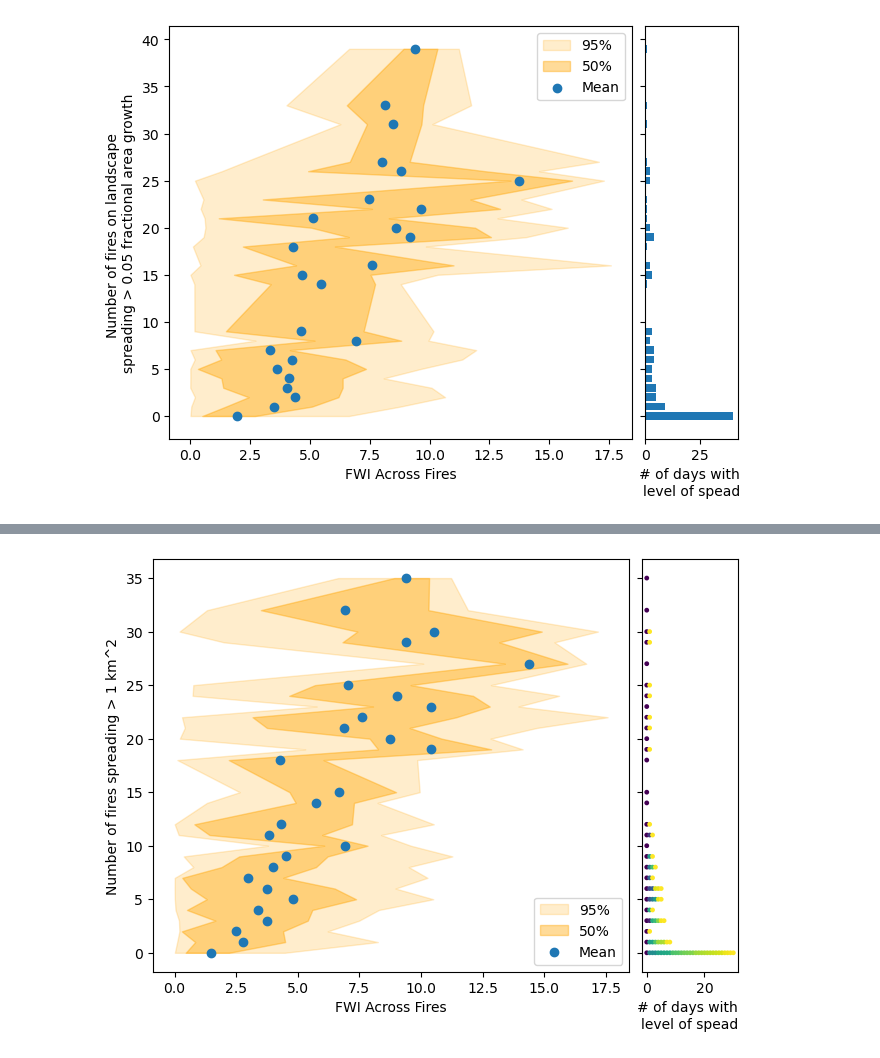
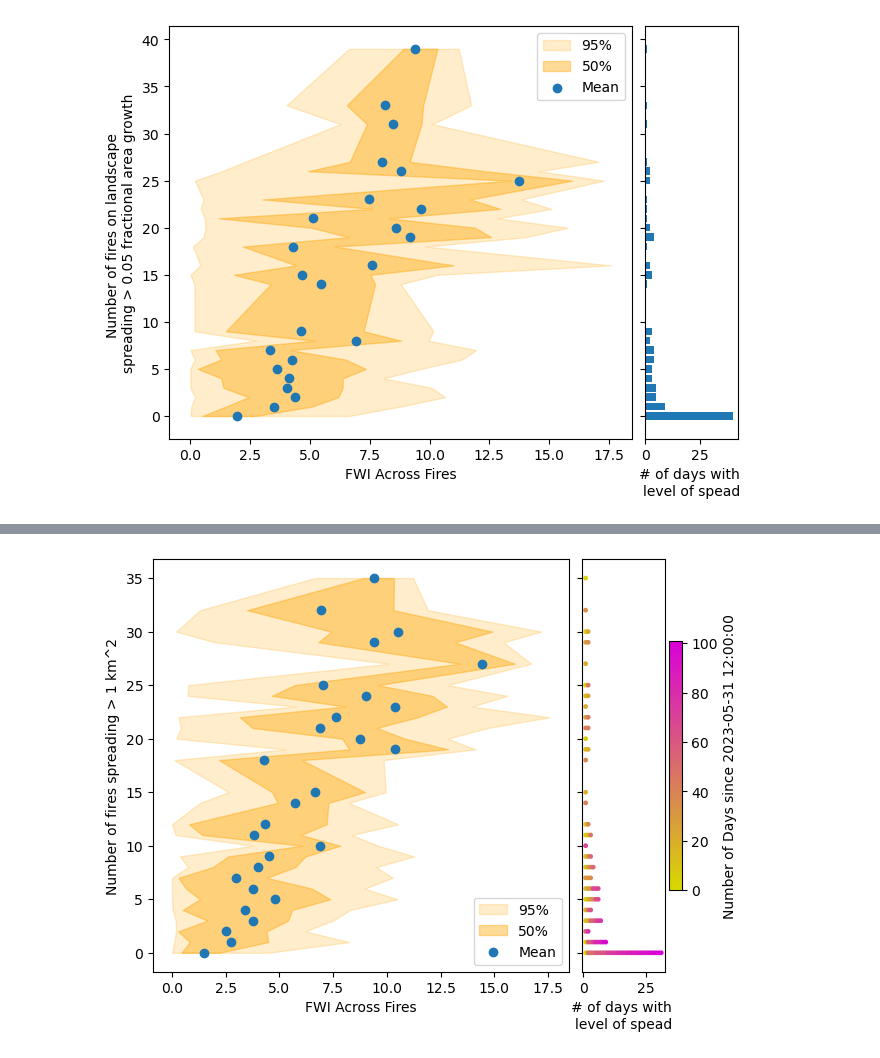
Before and after one commit to mccabete/fwiVis, a Jupyter notebook: notebooks/ciffc_ignitions.ipynb, the cells around one changed output, grey strips where cells are left out. Saved outputs shown, nothing was run; the diff lists cells and outputs as text; code cells hidden in the pictures.

Commit message:
Slightly cleaner density plots

```diff
--- a/notebooks/ciffc_ignitions.ipynb
+++ b/notebooks/ciffc_ignitions.ipynb
@@ -1065,8 +1070,8 @@ counts = num_merge.day_count
 categories = num_merge.num_fires
 
 tmin = num_merge.t.astype("datetime64[ns]").min()
-num_merge[f"days_since_{tmin}"] = num_merge.t.astype("datetime64[ns]") - tmin
-num_merge[f"days_since_{tmin}"] = num_merge[f"days_since_{tmin}"].astype("int")
+num_merge[f"days_since"] = num_merge.t.astype("datetime64[ns]") - tmin
+num_merge[f"days_since_{tmin}"] = num_merge[f"days_since"].dt.days
 qualities = num_merge[f"days_since_{tmin}"].astype("int")#num_merge.t.astype("datetime64[ns]").dt.hours()
 # # Create the plot
 # fig, ax = plt.subplots(figsize=(12, 8))
@@ -1167,7 +1259,7 @@ max_count = df_agg['day_count'].max()
 
 
 #fig1, ([ax, ax2],  [ax5, ax6], [ax3, ax4]) = plt.subplots(3,2, gridspec_kw={'width_ratios':[100,4], 'height_ratios': [1,5, 1]}, constrained_layout=True)
-fig, ([ax, ax2]) = plt.subplots(1, 2, gridspec_kw={ 'width_ratios': [5,1]},sharey=True, constrained_layout=True)
+fig, ([ax, ax2]) = plt.subplots(1, 2, gridspec_kw={ 'width_ratios': [10,2]},sharey=True, constrained_layout=True) #
 
 # Plot the data on the axes
 ax.fill_betweenx(y = num_test.num_fires, x1 =num_test['025_percent'], x2 = num_test['975_percent'], alpha = 0.2, color = "orange", label = "95%")
@@ -1188,39 +1280,44 @@ ax.set_ylabel(f"Number of fires spreading > {thresh} km^2")
 #### Dot plot
 # ax2.barh(num_test.num_fires, num_test.day_count)
 # #ax2.set_yscale("log")
 # ax2.set_xlabel("# of days with \nlevel of spead")
 # #ax2.xaxis.set_visible(False)
 point_size = (1 / max_count) * ax2.get_window_extent().height
 # for i, row in df_agg.iterrows():
 #     category = row['num_fires']
 #     count = row['day_count']
 #     qualities = row[f'days_since_{tmin}']
 
 #     y = [i] * count
 #     #y = category
 #     x = np.arange(count)
 
 #     scatter = ax2.scatter(x, y, c=qualities[:count], cmap='viridis', s=point_size*0.7, edgecolor='none')
+cmap = cm.spring_r
+norm = plt.Normalize(0, df[f'days_since_{tmin}'].max())
+
 for category, group in df.groupby('num_fires'):
     count = group['day_count'].iloc[0]
     qualities = group[f'days_since_{tmin}'].tolist()
     y_value = category #group['num_fires'].iloc[0]  # Assuming you have a 'y_value' column that matches your scatter plot
-
-    x = np.arange(count)
+    #print(str(y_value) + " : Number of fires")
+    #print(str(qualities) + ": days since")
+    x = np.arange(count) + 1
     y = [y_value] * count
 
-    ax2.scatter(x, y, c=qualities[:count], cmap='viridis', s=point_size, edgecolor='none')
+    ax2.scatter(x, y, c=qualities, cmap=darker_cmap, norm = norm, s=point_size, edgecolor='none') # 'spring_r' # qualities[:count]
 # categories = df['num_fires'].unique()
 # ax2.set_yticks(range(len(categories)))
 #ax2.set_y=yticks(range(len(df_agg)))
 #ax.set_xticklabels(df_agg['num_fires'])
 ax2.set_xlabel("# of days with \nlevel of spead")
-cbar = plt.colorbar(scatter)
-cbar.set_label('Days Past 5/31')
-
-plt.savefig(f"some_figs/fires_spread_fwi_distribution/with_dots_number_fires_spread_{thresh}.png")
+# cbar = plt.colorbar(ax2)
+# cbar.set_label('Days Past 5/31')
+sm =  ScalarMappable(norm=norm, cmap = darker_cmap)
+cbar = fig.colorbar(sm, ax = ax2, orientation='vertical', label = f"Number of Days since {tmin}")
+#plt.savefig(f"some_figs/fires_spread_fwi_distribution/with_dots_number_fires_spread_{thresh}.png")
 
 plt.show()
 # %% [output]
-[figure, old version]
+[figure, new version]
 # %%
```
Also changed, not shown: parts of 10 cells of this notebook, 2 other files.
